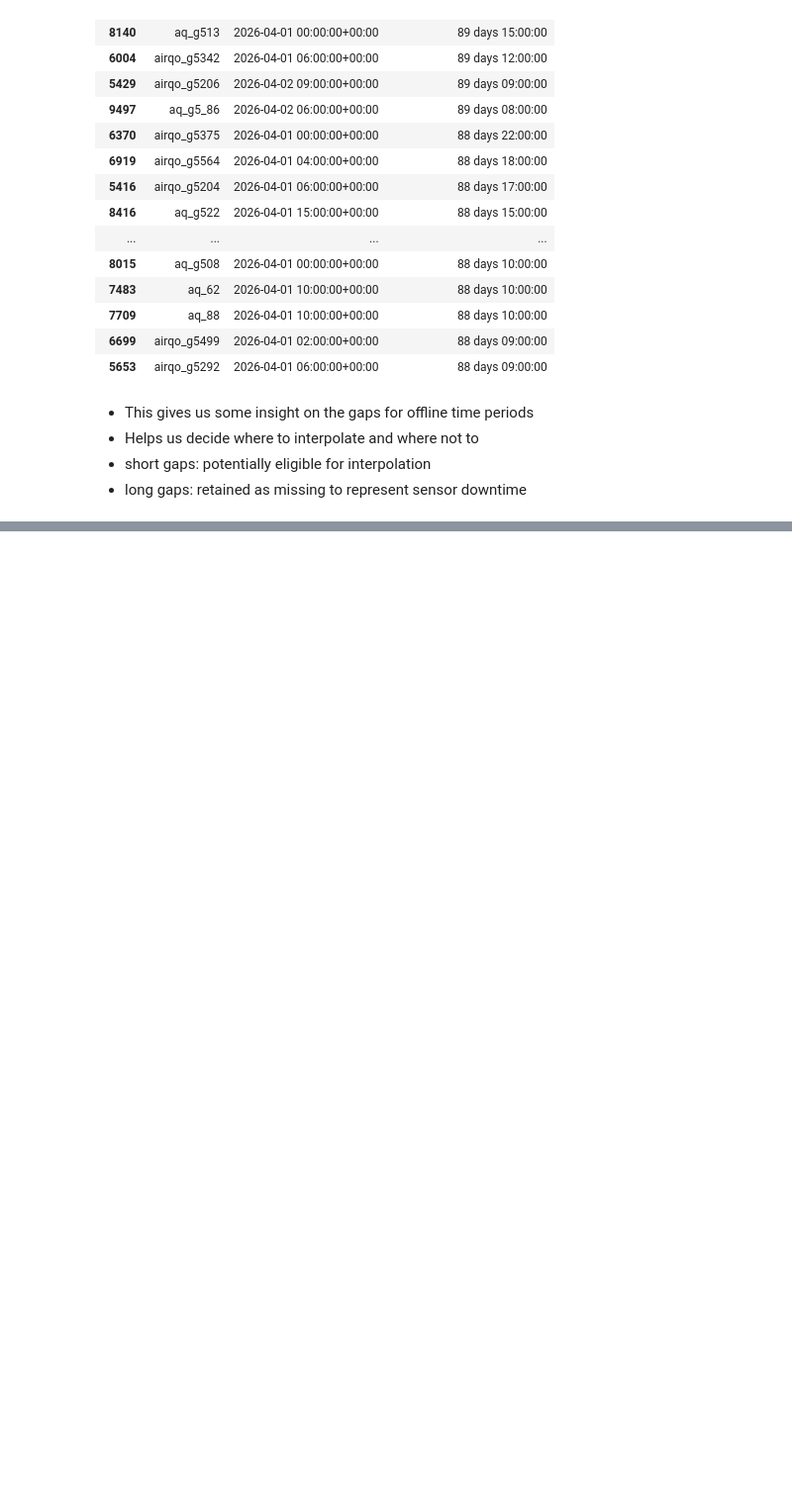
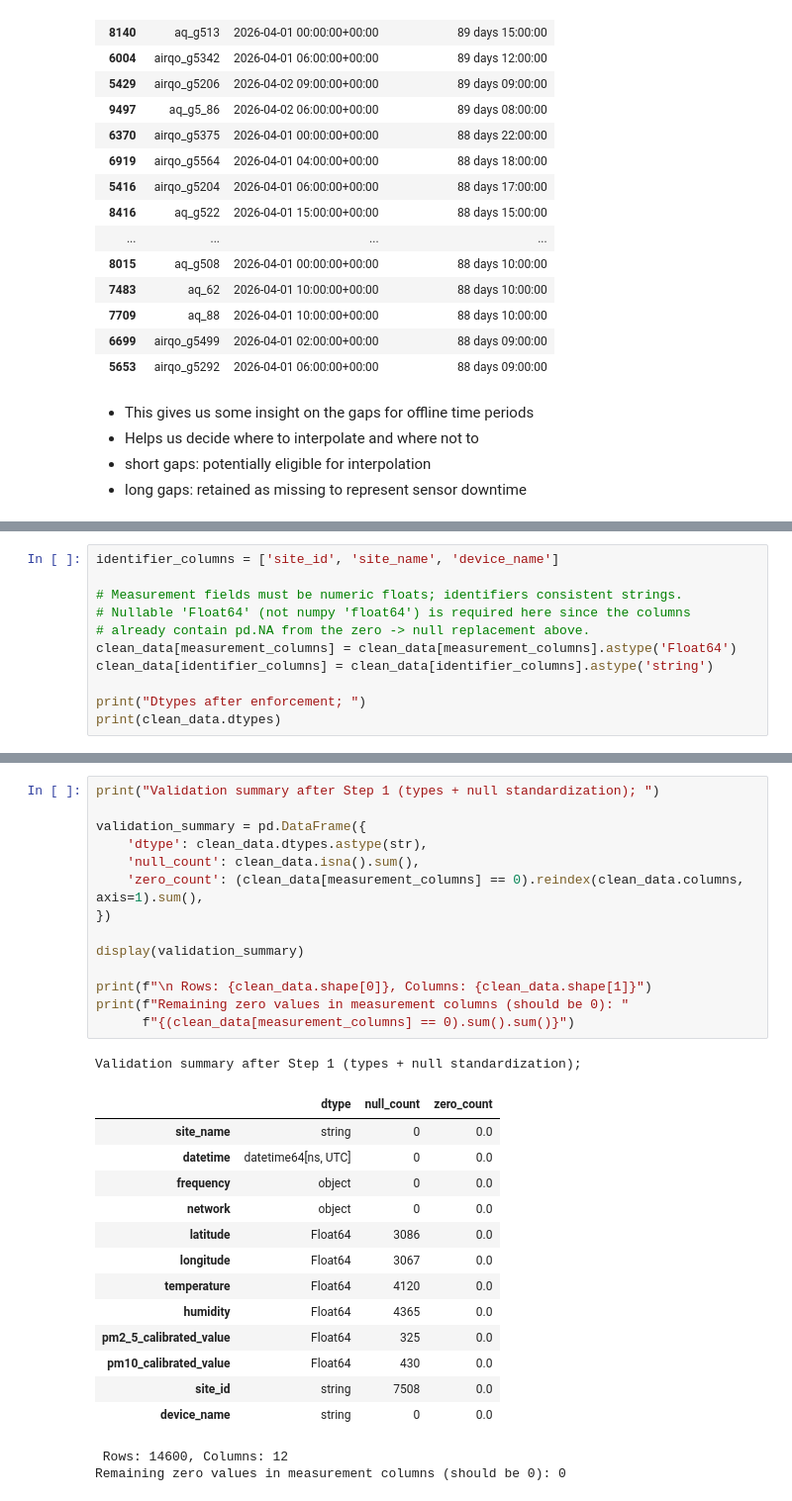
Before and after one commit to coleRodneyMigisha/airqo_cole_charis_assgnmnt, a Jupyter notebook: train.ipynb, the cells around one changed output, grey strips where cells are left out. Shown at 99% size. Drawn from its saved outputs; the diff is of its cells as text; blank space fills up the shorter version.

Commit message:
Implementing standard datatypes and leaving the zero values

```diff
--- a/train.ipynb
+++ b/train.ipynb
@@ -379,0 +388,11 @@ time_since_previous_reading
+# %%
+identifier_columns = ['site_id', 'site_name', 'device_name']
+
+# Measurement fields must be numeric floats; identifiers consistent strings.
+# Nullable 'Float64' (not numpy 'float64') is required here since the columns
+# already contain pd.NA from the zero -> null replacement above.
+clean_data[measurement_columns] = clean_data[measurement_columns].astype('Float64')
+clean_data[identifier_columns] = clean_data[identifier_columns].astype('string')
+
+print("Dtypes after enforcement; ")
+print(clean_data.dtypes)
@@ -379,0 +414,31 @@ time_since_previous_reading
+# %%
+print("Validation summary after Step 1 (types + null standardization); ")
+
+validation_summary = pd.DataFrame({
+    'dtype': clean_data.dtypes.astype(str),
+    'null_count': clean_data.isna().sum(),
+    'zero_count': (clean_data[measurement_columns] == 0).reindex(clean_data.columns, axis=1).sum(),
+})
+
+display(validation_summary)
+
+print(f"\n Rows: {clean_data.shape[0]}, Columns: {clean_data.shape[1]}")
+print(f"Remaining zero values in measurement columns (should be 0): "
+      f"{(clean_data[measurement_columns] == 0).sum().sum()}")
+# %% [output]
+Validation summary after Step 1 (types + null standardization);
+|  | dtype | null_count | zero_count |
+| site_name | string | 0 | 0.0 |
+| datetime | datetime64[ns, UTC] | 0 | 0.0 |
+| frequency | object | 0 | 0.0 |
+| network | object | 0 | 0.0 |
+| latitude | Float64 | 3086 | 0.0 |
+| longitude | Float64 | 3067 | 0.0 |
+| temperature | Float64 | 4120 | 0.0 |
+| humidity | Float64 | 4365 | 0.0 |
+| pm2_5_calibrated_value | Float64 | 325 | 0.0 |
+| pm10_calibrated_value | Float64 | 430 | 0.0 |
+| site_id | string | 7508 | 0.0 |
+| device_name | string | 0 | 0.0 |
+ Rows: 14600, Columns: 12
+Remaining zero values in measurement columns (should be 0): 0
```
Also changed, not shown: parts of 5 cells of this notebook, 1 other file.
